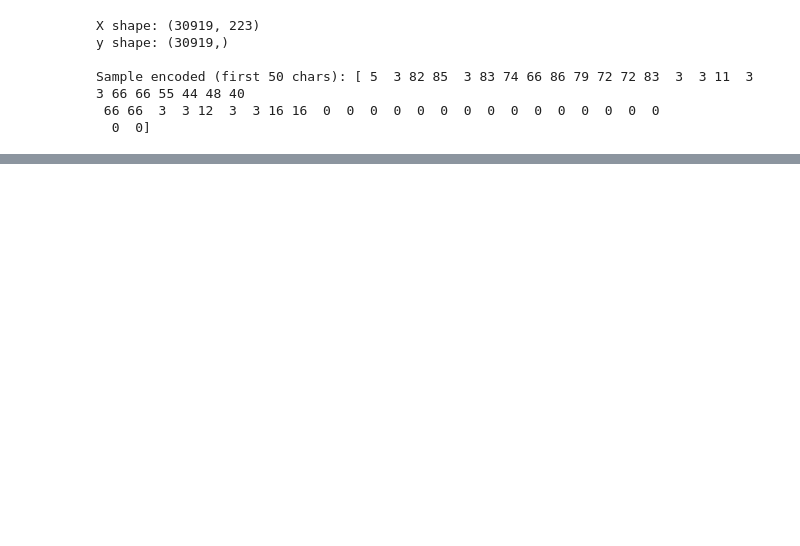
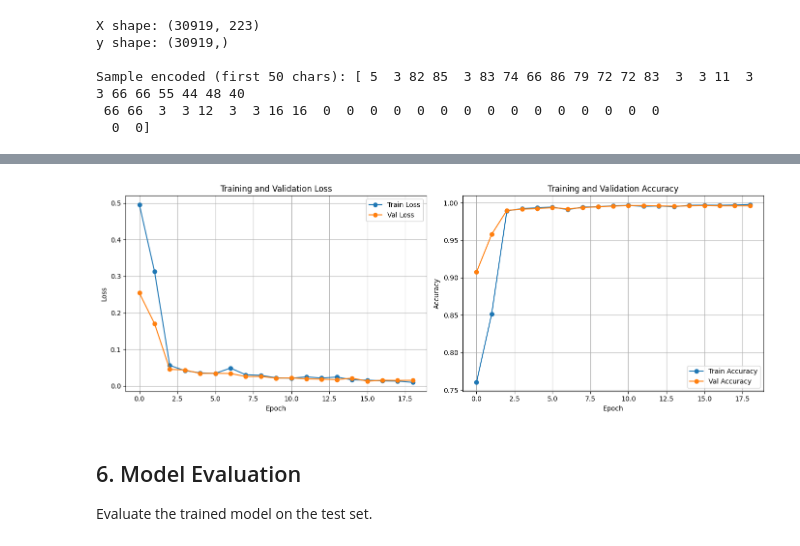
Before and after one commit to jnswkz/webattack-payload-detector, a Jupyter notebook: sqli_rnn_training.ipynb, the cells around one changed output, grey strips where cells are left out. Saved outputs shown, nothing was run; the diff lists cells and outputs as text; code cells hidden in the pictures; blank space fills up the shorter version.

```diff
--- a/sqli_rnn_training.ipynb
+++ b/sqli_rnn_training.ipynb
@@ -140,11 +195,11 @@ Sample chars: ['\x18', ' ', '!', '"', '#', '$', '%', '&', "'", '(', ')', '*', '+
 # %%
 def encode_text(text, char_to_idx, max_len):
-    """Encode text to sequence of character indices"""
+    """Encode text to sequence of character indices with padding."""
     encoded = []
     for char in text[:max_len]:
         encoded.append(char_to_idx.get(char, char_to_idx['<UNK>']))
 
-    # Pad if necessary
+    # Pad to max_len
     while len(encoded) < max_len:
         encoded.append(char_to_idx['<PAD>'])
 
@@ -953,0 +358,30 @@ Update `backend/model.py` to:
+# %%
+# Plot training history
+fig, axes = plt.subplots(1, 2, figsize=(14, 5))
+
+# Loss
+axes[0].plot(history.history['loss'], label='Train Loss', marker='o')
+axes[0].plot(history.history['val_loss'], label='Val Loss', marker='o')
+axes[0].set_title('Training and Validation Loss')
+axes[0].set_xlabel('Epoch')
+axes[0].set_ylabel('Loss')
+axes[0].legend()
+axes[0].grid(True)
+
+# Accuracy
+axes[1].plot(history.history['accuracy'], label='Train Accuracy', marker='o')
+axes[1].plot(history.history['val_accuracy'], label='Val Accuracy', marker='o')
+axes[1].set_title('Training and Validation Accuracy')
+axes[1].set_xlabel('Epoch')
+axes[1].set_ylabel('Accuracy')
+axes[1].legend()
+axes[1].grid(True)
+
+plt.tight_layout()
+plt.show()
+# %% [output]
+[figure, added]
+# %% [markdown]
+## 6. Model Evaluation
+
+Evaluate the trained model on the test set.
```
Also changed, not shown: parts of 64 cells of this notebook.
